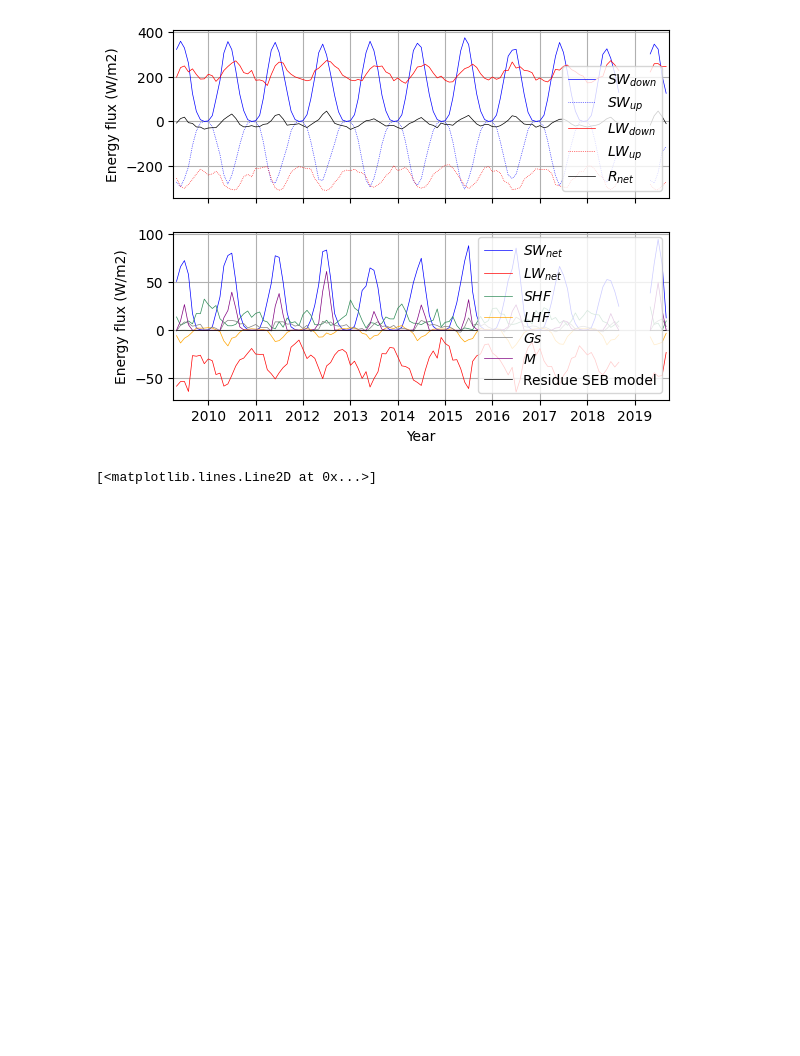
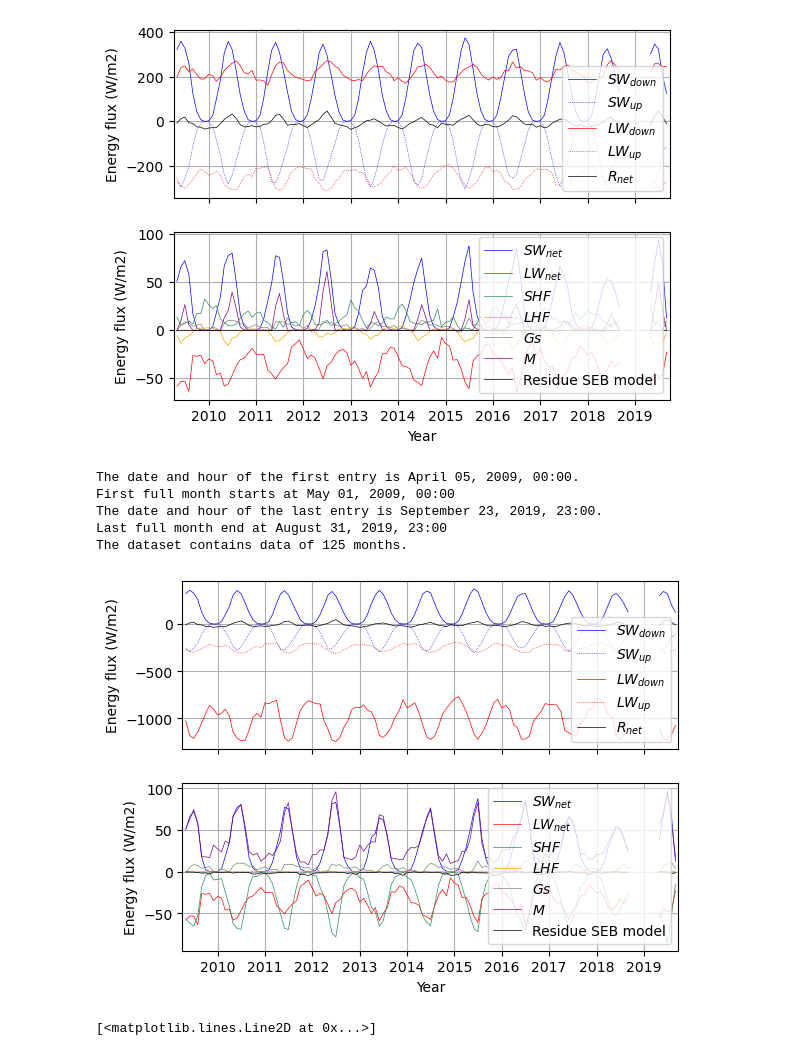
Before and after one commit to CLPHUU/IceAndClimate, a Jupyter notebook: Project_2/Project_2.ipynb, the cells around one changed output. Cells and saved outputs as stored; diff of their text form; code cells hidden in the pictures; blank space fills up the shorter version.

```diff
--- a/Project_2/Project_2.ipynb
+++ b/Project_2/Project_2.ipynb
@@ -176 +212,3 @@ No_melt_dict = get_SEB(LWadjdown_arr=LWadjdown_arr_false)
 Melt_dict = get_SEB(LWadjdown_arr=LWadjdown_arr)
+# %%
+flux_dict = get_SEB(LWadjdown_arr=LWadjdown_arr,get_Fluxes=True)
@@ -205,5 +274,5 @@ plt.legend()
 # %%
-def plotter(SWdown, SWup, SWnet, LWdown, LWup, LWnet, SHF, LHF, Gs, MeltS,MeltT,Residu):
+def plotter(SWdown, SWup, SWnet, LWdown, LWup, LWnet, SHF, LHF, Gs, MeltS,Residu):
 
     PlotType = "Monthly"
 
@@ -278,6 +347,15 @@ The date and hour of the last entry is September 23, 2019, 23:00.
 Last full month end at August 31, 2019, 23:00
 The dataset contains data of 125 months.
 [figure]
+# %%
+plotter(SWdown=SEBdata.Extract_Variable("SWin_corr"), SWup=SEBdata.Extract_Variable("SWout"),SWnet  = SEBdata.Extract_Variable("SWnet_corr"),LWdown=flux_dict['LW_adj'], LWup=SEBdata.Extract_Variable("LWout_corr"),LWnet  = SEBdata.Extract_Variable("LWnet_model"),SHF    = flux_dict['SHF_adj'],LHF    = flux_dict['LHF_adj'], Gs = SEBdata.Extract_Variable("Gs"), MeltS  = Melt_dict['Melt'] ,  Residu = Melt_dict['residue'])
+# %% [output]
+The date and hour of the first entry is April 05, 2009, 00:00.
+First full month starts at May 01, 2009, 00:00
+The date and hour of the last entry is September 23, 2019, 23:00.
+Last full month end at August 31, 2019, 23:00
+The dataset contains data of 125 months.
+[figure, added]
 # %%
 plt.figure(dpi=150)
 plt.plot(SEBdata.Extract_Variable("RH")/100)
```
Also changed, not shown: parts of 14 cells of this notebook.
